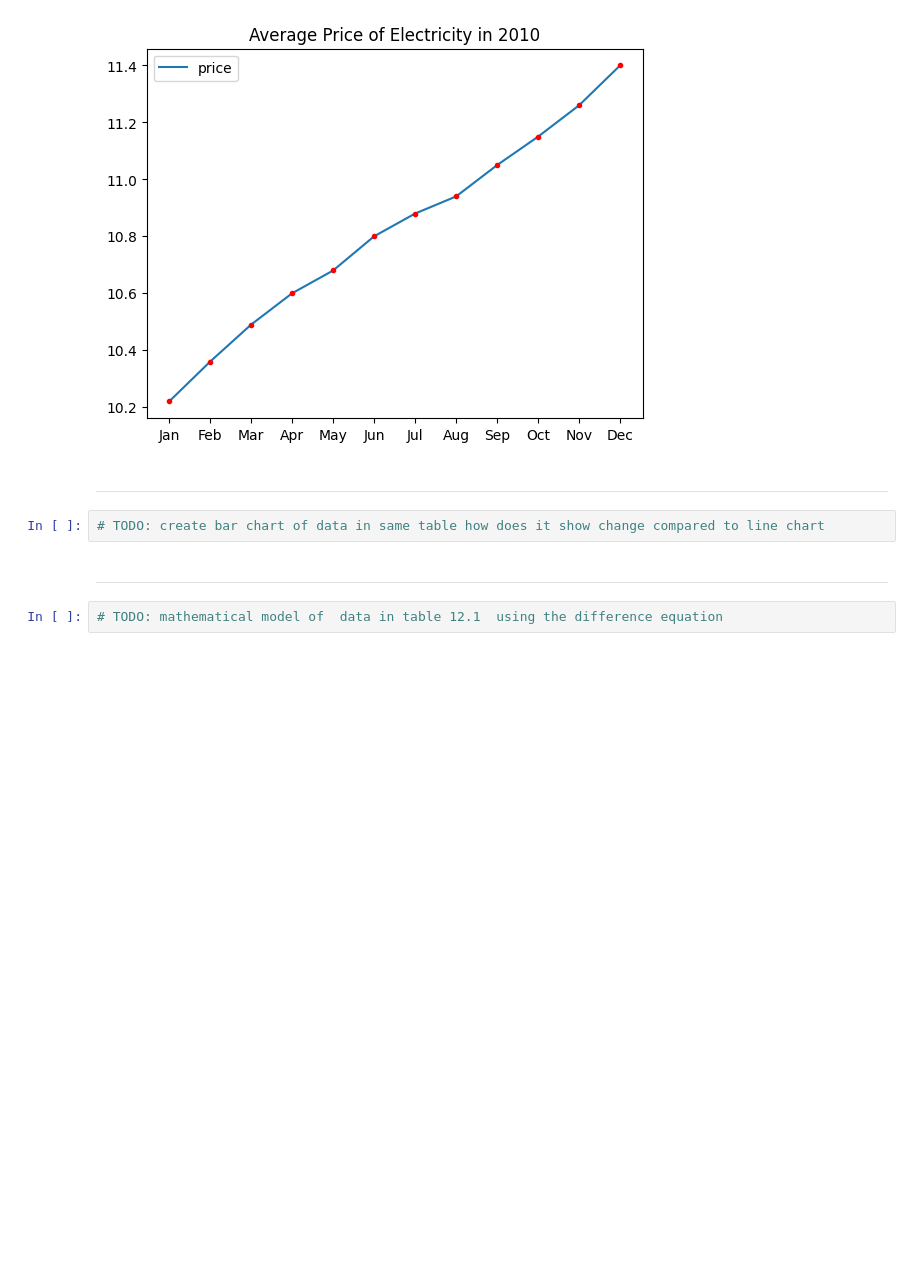
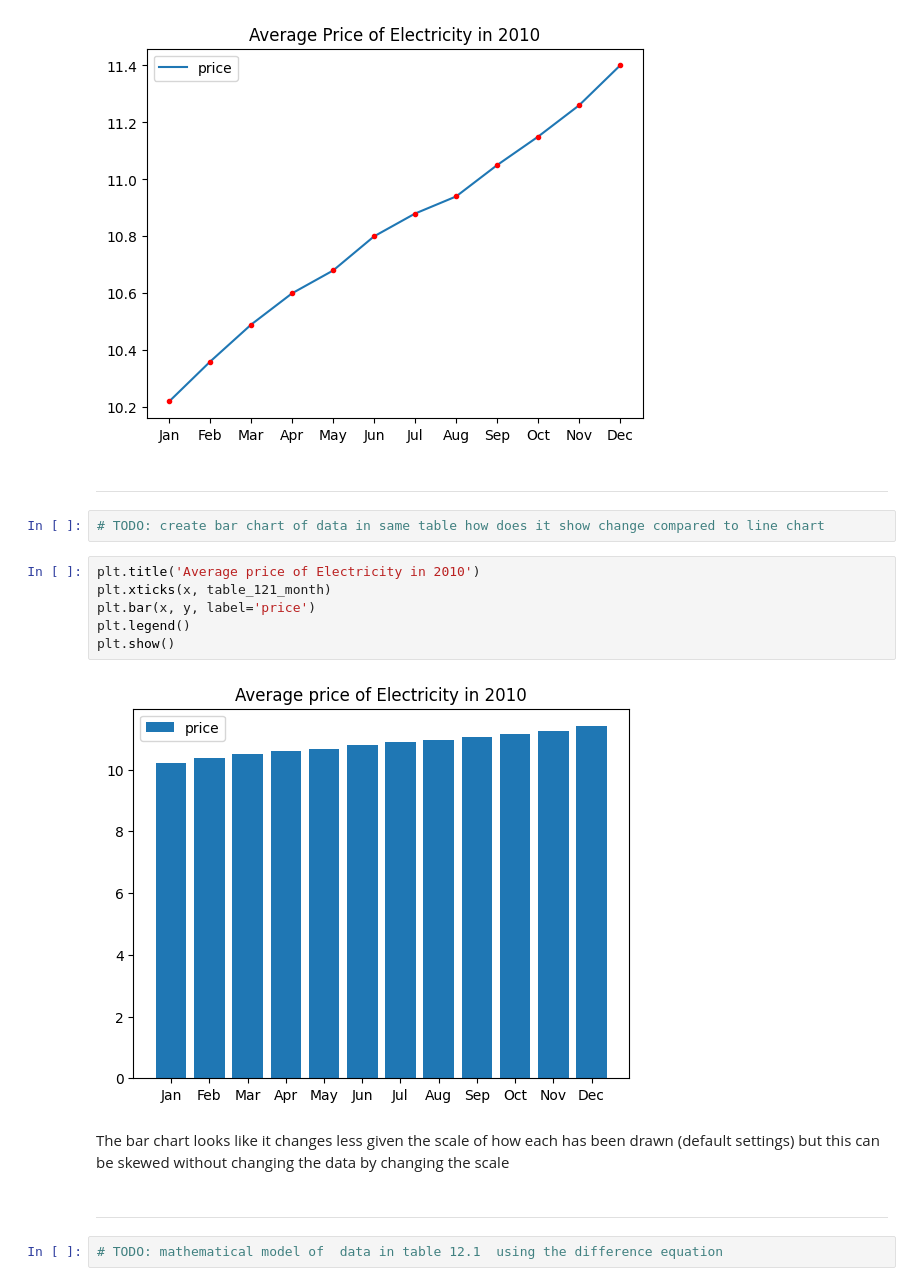
Before and after one commit to ethanpeacockaol/Studies, a Jupyter notebook: ComputationalModels/Chapter12.ipynb, the cells around one changed output. Drawn from its saved outputs; the diff is of its cells as text; blank space fills up the shorter version.

Commit message:
add bar chart

```diff
--- a/ComputationalModels/Chapter12.ipynb
+++ b/ComputationalModels/Chapter12.ipynb
@@ -107,6 +107,16 @@ plt.show()
 <hr>
 # %%
 # TODO: create bar chart of data in same table how does it show change compared to line chart
+# %%
+plt.title('Average price of Electricity in 2010')
+plt.xticks(x, table_121_month)
+plt.bar(x, y, label='price')
+plt.legend()
+plt.show()
+# %% [output]
+[figure, added]
+# %% [markdown]
+The bar chart looks like it changes less given the scale of how each has been drawn (default settings) but this can be skewed without changing the data by changing the scale
 # %% [markdown]
 <hr>
 # %%
```
